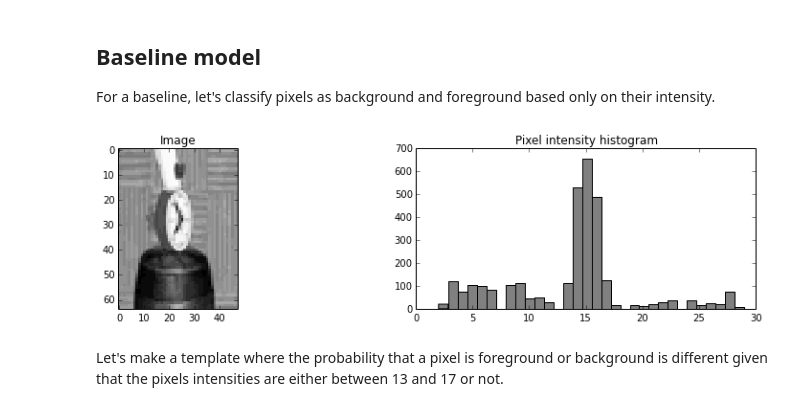
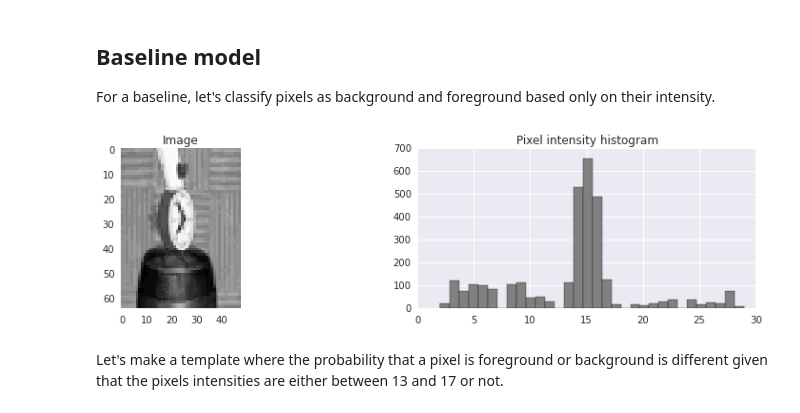
Before and after one commit to dirko/pyugm, a Jupyter notebook: examples/Loopy belief propagation example.ipynb, the cells around one changed output. Cells and saved outputs as stored; diff of their text form; code cells hidden in the pictures.

```diff
--- a/examples/Loopy belief propagation example.ipynb
+++ b/examples/Loopy belief propagation example.ipynb
@@ -69,20 +74,23 @@ For a baseline, let's classify pixels as background and foreground based only on
 # %%
 import pickle
 import matplotlib.pyplot as plt
 import matplotlib
 %matplotlib inline
+import seaborn
 
+seaborn.set_style("dark")
 # Load pre-discretized image. Each pixel value is an integer between 0 and 32.
 image = pickle.load(open('test_image.pkl'))
 plt.figure(figsize=(14, 3))
 plt.subplot(1, 2, 1)
 _ = plt.imshow(image, cmap=matplotlib.cm.Greys_r, interpolation='nearest')
 _ = plt.title('Image')
+seaborn.set_style("darkgrid")
 plt.subplot(1, 2, 2)
 _ = plt.hist(image.flatten(), bins=32, color=(0.5, 0.5, 0.5))
 _ = plt.title('Pixel intensity histogram')
 # %% [output]
-[figure, old version]
+[figure, new version]
 # %% [markdown]
 Let's make a template where the probability that a pixel is foreground or background is different
 given that the pixels intensities are either between 13 and 17 or not.
```
Also changed, not shown: parts of 28 cells of this notebook, 4 other files.
